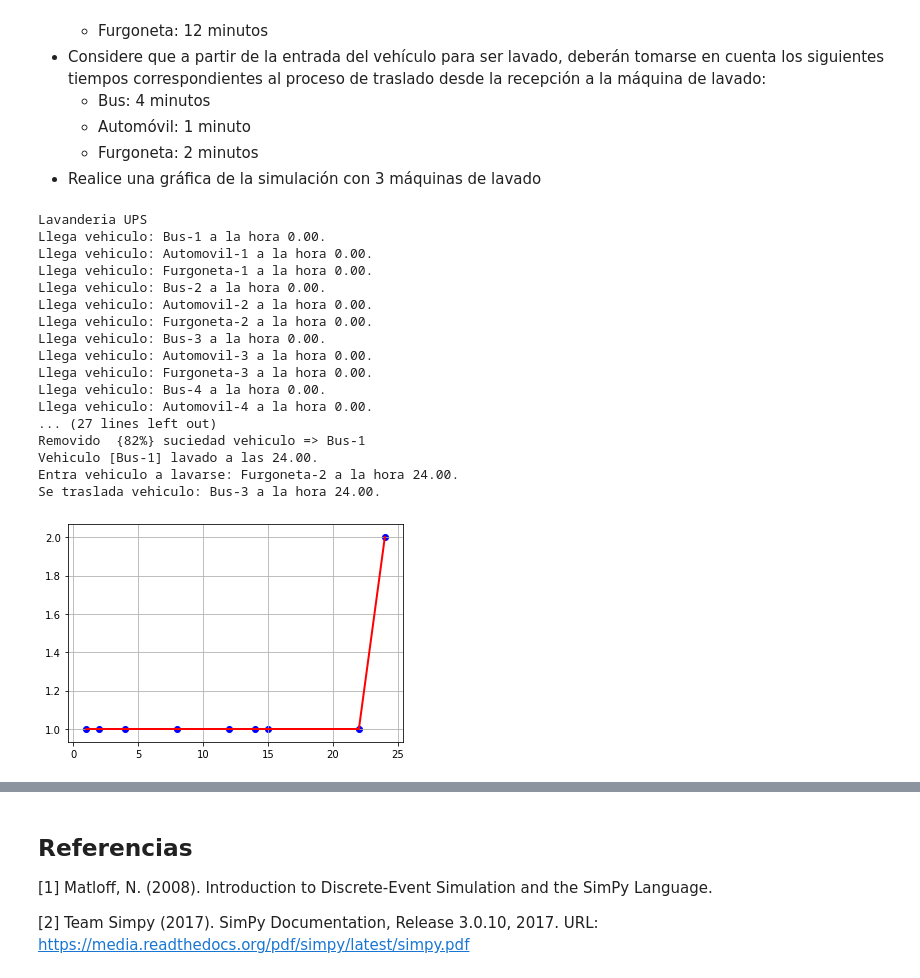
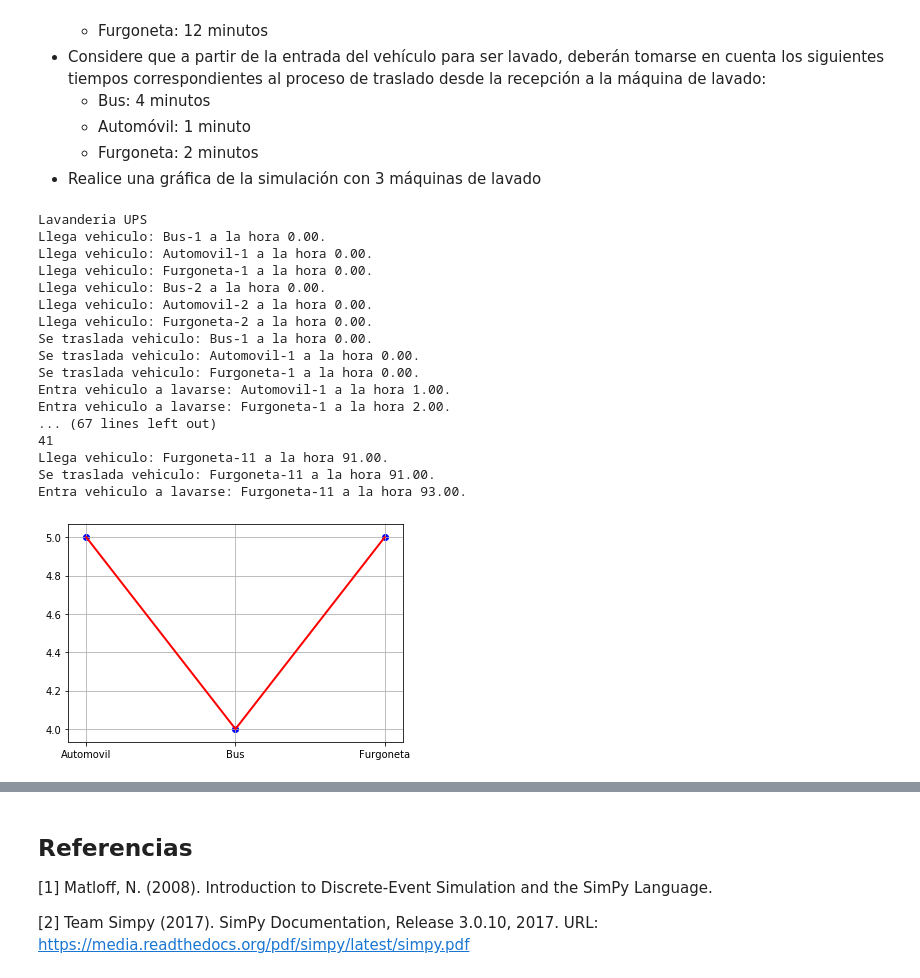
Before and after one commit to dquisi/SimulacionPython, a Jupyter notebook: SimuladorEventosSympyParte2.ipynb, the cells around one changed output, grey strips where cells are left out. Cells and saved outputs as stored; diff of their text form; code cells hidden in the pictures.

```diff
--- a/SimuladorEventosSympyParte2.ipynb
+++ b/SimuladorEventosSympyParte2.ipynb
@@ -19,9 +19,9 @@ MAX_VEHICULOS = 57
 # Total de maquinas de lavado con que cuenta el negocio
 NUM_MAQUINAS = 3
 # Tiempo que tarda en lavarse un vehiculo (minutos)
-TIEMPO_LAVADO = 7
+TIEMPO_LAVADO = 10
 # Intervalo de tiempo en que llegan vehiculos (minutos)
-INTERVALO_LLEGADA = 9
+INTERVALO_LLEGADA = 3
 # Tiempo de simulación
 TIEMPO_SIMULACION = 27
 
@@ -47,7 +47,7 @@ class Lavanderia(object):
         # ya que esta ultima bloquea el hilo de ejecucion durante 't' unidades de tiempo,
         # mientras que 'yield' no bloquea el hilo de ejecucion, solo lo suspende mientras
         # el evento de 'lavado' se realice
-        yield self.env.timeout(TIEMPO_LAVADO)
+        yield self.env.timeout(random.randint(TIEMPO_LAVADO-5, TIEMPO_LAVADO+5))
 
         # Simulamos que se ha limpiado parte (%) de la suciedad del vehiculo
         # Para el % generamos un entero entre 30 y 90
@@ -71,12 +71,8 @@ def llegada_vehiculo(env, nombre, lavanderia):
         # Una vez que termina la llamada con 'yield', se indica que se ha lavado el vehiculo
         print('Vehiculo [%s] lavado a las %.2f.' % (nombre, env.now))
 
-        k=env.now
-    if k in tiempo:
-        tiempo[k]=tiempo[k]+1
-    else:
-        tiempo[k]=1
 
+        tiempo[nombre]=env.now
 
 
 def ejecutar_simulacion(env, num_maquinas, tiempo_lavado, intervalo):
@@ -93,8 +89,6 @@ def ejecutar_simulacion(env, num_maquinas, tiempo_lavado, intervalo):
         env.process(llegada_vehiculo(env,'Vehiculo-%d'%(i+1),lavanderia))
 
 print('Lavanderia UPS')
-# Inicializamos la semilla aleatoria
-random.seed(77)
 
 # Creamos el entorno de simulacion
 env=simpy.Environment()
@@ -102,6 +96,10 @@ env.process(ejecutar_simulacion(env, NUM_MAQUINAS, TIEMPO_LAVADO, INTERVALO_LLEG
 
 # Ejecutamos el proceso durante el tiempo de simulacion
 env.run(until = TIEMPO_SIMULACION)
+
+
+print("Diccionario timepo :")
+print(tiempo)
 # %% [output]
 Lavanderia UPS
 Llega vehiculo: Vehiculo-1 a la hora 0.00.
@@ -160,9 +159,9 @@ TIEMPO_BUS = 20
 TIEMPO_AUTOMOVIL= 7
 TIEMPO_FURGONETA= 12
 # Intervalo de tiempo en que llegan vehiculos (minutos)
-INTERVALO_LLEGADA = 9
+INTERVALO_LLEGADA = 10
 # Tiempo de simulación
-TIEMPO_SIMULACION = 27
+TIEMPO_SIMULACION = 100
 
 # Creamos un diccionario para almacenar las horas en que se lavan los vehiculos
 tiempo={}
@@ -184,19 +183,15 @@ class Lavanderia(object):
         self.traslado_furgoneta = traslado_furgoneta
 
     def lavar_vehiculo(self, vehiculo):
-
         automotor=vehiculo.split('-')
-
         if(automotor[0] == 'Bus'):
             yield self.env.timeout(TIEMPO_BUS)
-
         if(automotor[0] == 'Automovil'):
             yield self.env.timeout(TIEMPO_AUTOMOVIL)
-
         if(automotor[0] == 'Furgoneta'):
             yield self.env.timeout(TIEMPO_FURGONETA)
-
-        k=env.now
+        #Solo agregamos al diccionario al momento que termina de lavar el vehiculo.
+        k=automotor[0]
         if k in tiempo:
             tiempo[k]=tiempo[k]+1
         else:
@@ -204,27 +199,17 @@ class Lavanderia(object):
 
         # Simulamos que se ha limpiado parte (%) de la suciedad del vehiculo
         # Para el % generamos un entero entre 30 y 90
-        print('Removido  {%d%%} suciedad vehiculo => %s ' \
-              % (random.randint(30,90), vehiculo))
+        print('Removido  {%d%%} suciedad vehiculo => %s ' %(random.randint(30,90), vehiculo))
 
     def trasladar_vehiculo(self, vehiculo):
-
         automotor=vehiculo.split('-')
-
         if(automotor[0] == 'Bus'):
             yield self.env.timeout(TRASLADO_BUS)
-
         if(automotor[0] == 'Automovil'):
             yield self.env.timeout(TRASLADO_AUTOMOVIL)
-
         if(automotor[0] == 'Furgoneta'):
             yield self.env.timeout(TRASLADO_FURGONETA)
 
-        k=env.now
-        if k in tiempo:
-             tiempo[k]=tiempo[k]+1
-        else:
-             tiempo[k]=1
 
 def llegada_vehiculo(env, nombre, lavanderia):
     # Usamos el reloj de la simulacion (env.now()) para indicar a la
@@ -254,7 +239,7 @@ def ejecutar_simulacion(env, num_maquinas, tiempo_bus,tiempo_automovil,
                           tiempo_furgoneta,traslado_bus,traslado_automovil,
                           traslado_furgoneta)
     # Creamos 5 llegadas de vehiculos iniciales
-    for i in range(5):
+    for i in range(2):
         env.process(llegada_vehiculo(env, 'Bus-%d'%(i+1),lavanderia))
         env.process(llegada_vehiculo(env, 'Automovil-%d'%(i+1),lavanderia))
         env.process(llegada_vehiculo(env, 'Furgoneta-%d'%(i+1),lavanderia))
@@ -263,50 +248,51 @@ def ejecutar_simulacion(env, num_maquinas, tiempo_bus,tiempo_automovil,
     while True:
         yield env.timeout(random.randint(intervalo-3, intervalo+3))
         i+=1
         # Mientras se lavan los vehiculos generamos mas vehiculos
-        env.process(llegada_vehiculo(env,'Bus-%d'%(i+1),lavanderia))
-        env.process(llegada_vehiculo(env,'Automovil-%d'%(i+1),lavanderia))
-        env.process(llegada_vehiculo(env,'Furgoneta-%d'%(i+1),lavanderia))
+        rnd = random.randint(1,100)
+        if rnd <= 20: # Bus 20%, Furgoneta 30% y Automovil 50%
+            env.process(llegada_vehiculo(env,'Bus-%d'%(i+1),lavanderia))
+        elif rnd <= 50:
+            env.process(llegada_vehiculo(env,'Furgoneta-%d'%(i+1),lavanderia))
+        else:
+            env.process(llegada_vehiculo(env,'Automovil-%d'%(i+1),lavanderia))
 
 print('Lavanderia UPS')
-# Inicializamos la semilla aleatoria
-random.seed(77)
 
 # Creamos el entorno de simulacion
 env=simpy.Environment()
 env.process(ejecutar_simulacion(env, NUM_MAQUINAS, TIEMPO_BUS,TIEMPO_AUTOMOVIL,
                                 TIEMPO_FURGONETA,TRASLADO_BUS,TRASLADO_AUTOMOVIL,
                                 TRASLADO_FURGONETA, INTERVALO_LLEGADA))
-
 # Ejecutamos el proceso durante el tiempo de simulacion
 env.run(until = TIEMPO_SIMULACION)
 
 # Generamos la grafica
 datos=sorted(tiempo.items())
 x, y =zip(*datos)
 pp.plot(x,y,linewidth=2,color='red')
 pp.scatter(x,y,color='blue')
 pp.grid(True)
 pp.show()
 # %% [output]
 Lavanderia UPS
 Llega vehiculo: Bus-1 a la hora 0.00.
 Llega vehiculo: Automovil-1 a la hora 0.00.
 Llega vehiculo: Furgoneta-1 a la hora 0.00.
 Llega vehiculo: Bus-2 a la hora 0.00.
 Llega vehiculo: Automovil-2 a la hora 0.00.
 Llega vehiculo: Furgoneta-2 a la hora 0.00.
-Llega vehiculo: Bus-3 a la hora 0.00.
-Llega vehiculo: Automovil-3 a la hora 0.00.
-Llega vehiculo: Furgoneta-3 a la hora 0.00.
-Llega vehiculo: Bus-4 a la hora 0.00.
-Llega vehiculo: Automovil-4 a la hora 0.00.
-... (27 lines left out)
-Removido  {82%} suciedad vehiculo => Bus-1
-Vehiculo [Bus-1] lavado a las 24.00.
-Entra vehiculo a lavarse: Furgoneta-2 a la hora 24.00.
-Se traslada vehiculo: Bus-3 a la hora 24.00.
+Se traslada vehiculo: Bus-1 a la hora 0.00.
+Se traslada vehiculo: Automovil-1 a la hora 0.00.
+Se traslada vehiculo: Furgoneta-1 a la hora 0.00.
+Entra vehiculo a lavarse: Automovil-1 a la hora 1.00.
+Entra vehiculo a lavarse: Furgoneta-1 a la hora 2.00.
+... (67 lines left out)
+41
+Llega vehiculo: Furgoneta-11 a la hora 91.00.
+Se traslada vehiculo: Furgoneta-11 a la hora 91.00.
+Entra vehiculo a lavarse: Furgoneta-11 a la hora 93.00.
-[figure, old version]
+[figure, new version]
 # %% [markdown]
 ## Práctica  Sympy 2
 
```
Also changed, not shown: parts of 3 cells of this notebook, 2 other files.
